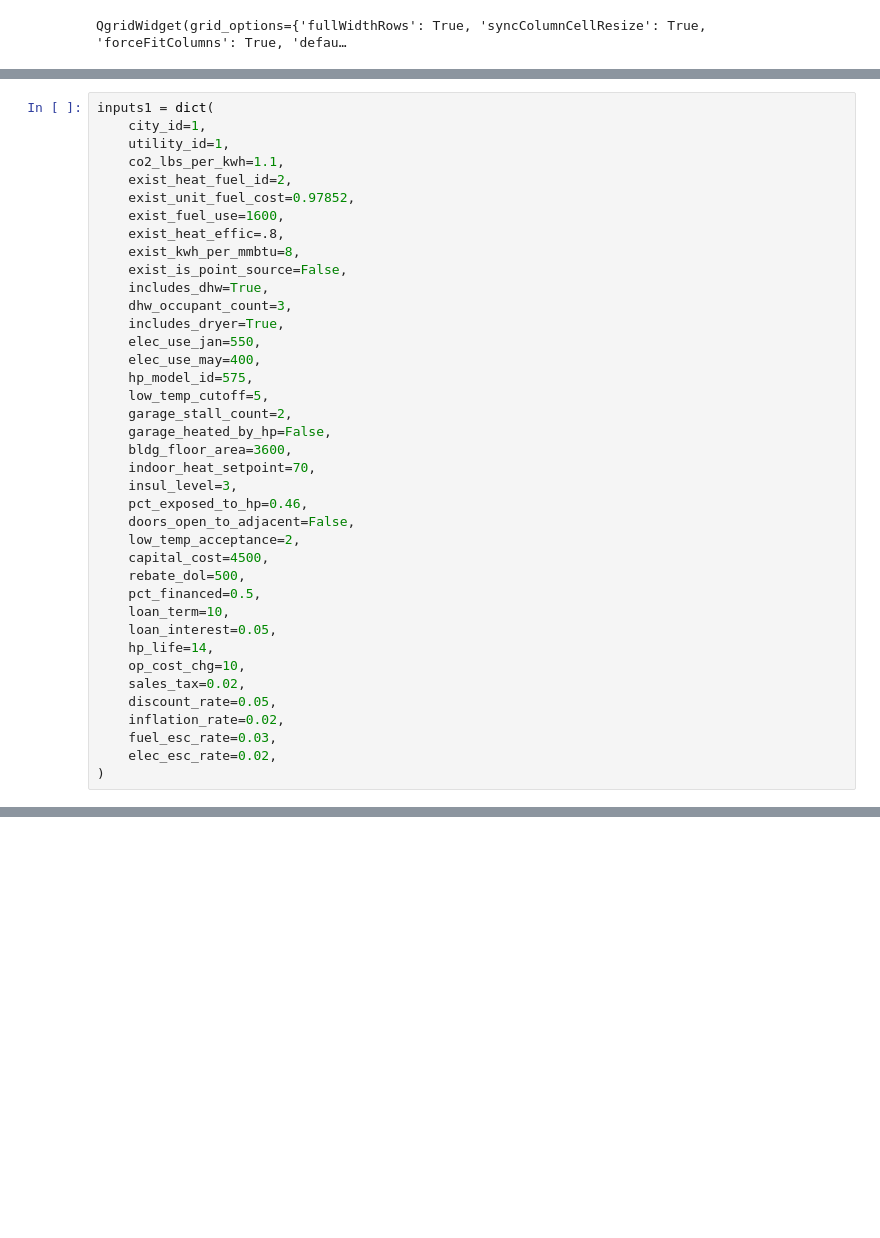
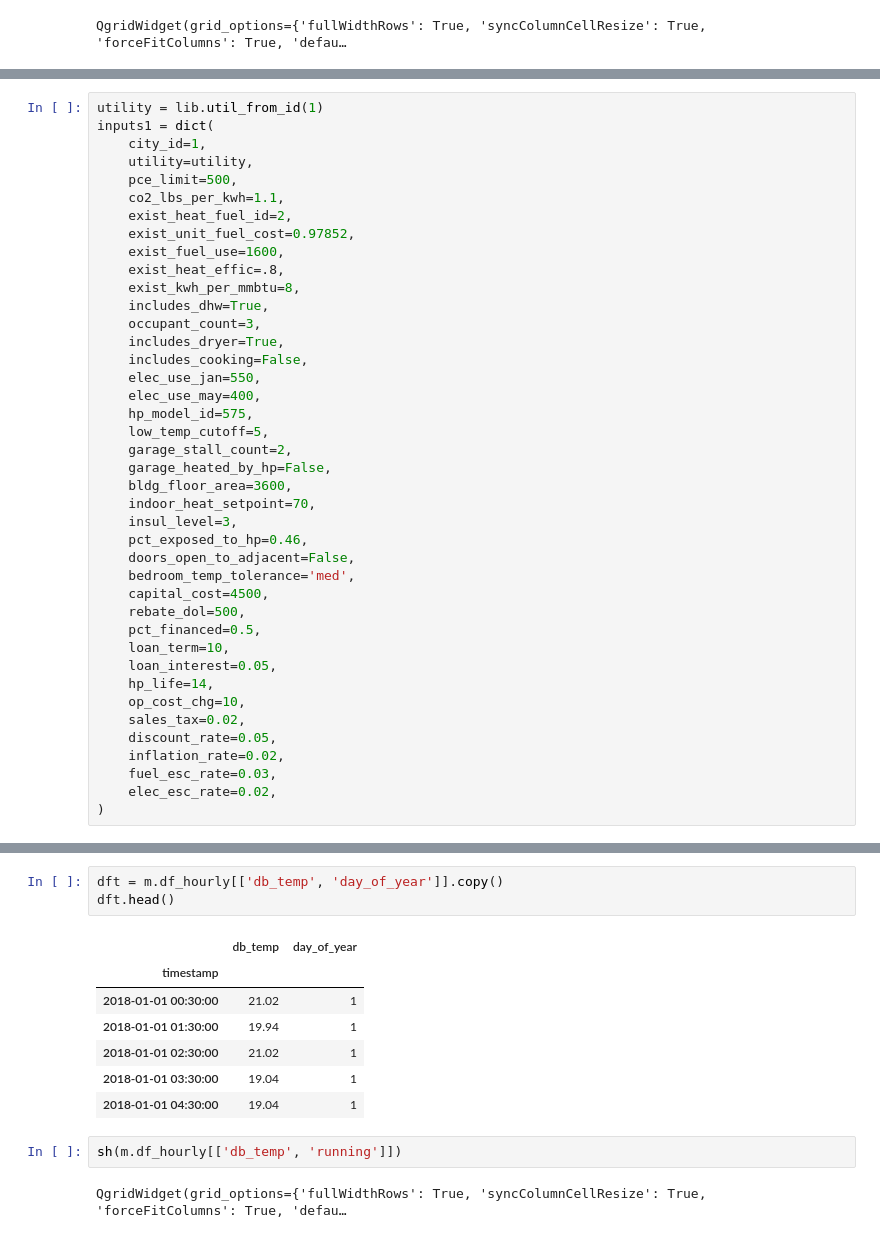
Before and after one commit to alanmitchell/heat-pump-study, a Jupyter notebook: general/calc_model_dev.ipynb, the cells around one changed output, grey strips where cells are left out. Cells and saved outputs as stored; diff of their text form; blank space fills up the shorter version.

```diff
--- a/general/calc_model_dev.ipynb
+++ b/general/calc_model_dev.ipynb
@@ -111,18 +113,20 @@ Blocks          [(nan, 0.18647000112105194), (nan, nan), (nan,...
 Name: 1, dtype: object
 # %%
+utility = lib.util_from_id(1)
 inputs1 = dict(
     city_id=1,
-    utility_id=1,
+    utility=utility,
+    pce_limit=500,
     co2_lbs_per_kwh=1.1,
     exist_heat_fuel_id=2,
     exist_unit_fuel_cost=0.97852,
     exist_fuel_use=1600,
     exist_heat_effic=.8,
     exist_kwh_per_mmbtu=8,
-    exist_is_point_source=False,
     includes_dhw=True,
-    dhw_occupant_count=3,
+    occupant_count=3,
     includes_dryer=True,
+    includes_cooking=False,
     elec_use_jan=550,
     elec_use_may=400,
     hp_model_id=575,
@@ -134,7 +138,7 @@ inputs1 = dict(
     insul_level=3,
     pct_exposed_to_hp=0.46,
     doors_open_to_adjacent=False,
-    low_temp_acceptance=2,
+    bedroom_temp_tolerance='med',
     capital_cost=4500,
     rebate_dol=500,
     pct_financed=0.5,
@@ -339,0 +368,15 @@ AttributeError: 'HP_model' object has no attribute 'df_hourly'
+# %%
+dft = m.df_hourly[['db_temp', 'day_of_year']].copy()
+dft.head()
+# %% [output]
+|  | db_temp | day_of_year |
+| timestamp |  |  |
+| 2018-01-01 00:30:00 | 21.02 | 1 |
+| 2018-01-01 01:30:00 | 19.94 | 1 |
+| 2018-01-01 02:30:00 | 21.02 | 1 |
+| 2018-01-01 03:30:00 | 19.04 | 1 |
+| 2018-01-01 04:30:00 | 19.04 | 1 |
+# %%
+sh(m.df_hourly[['db_temp', 'running']])
+# %% [output]
+QgridWidget(grid_options={'fullWidthRows': True, 'syncColumnCellResize': True, 'forceFitColumns': True, 'defau…
```
Also changed, not shown: parts of 15 cells of this notebook, 2 other files.
